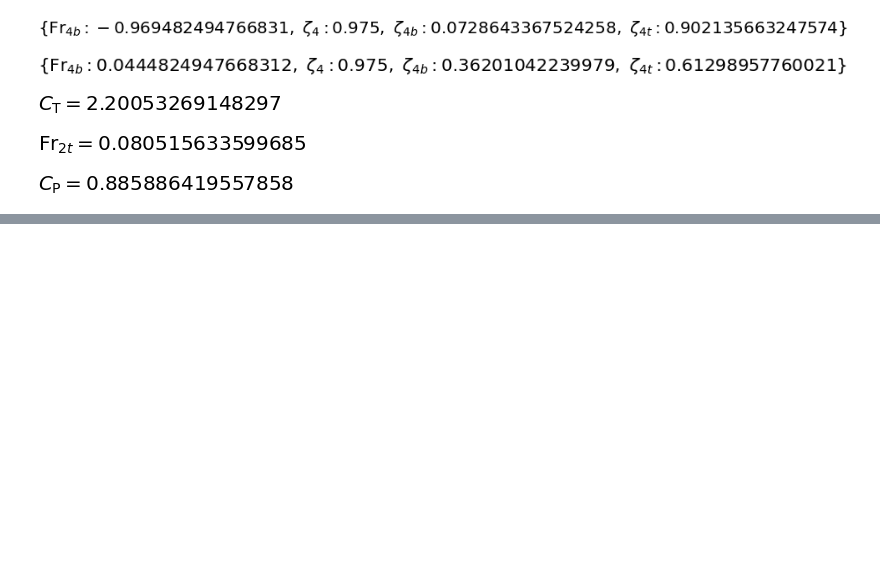
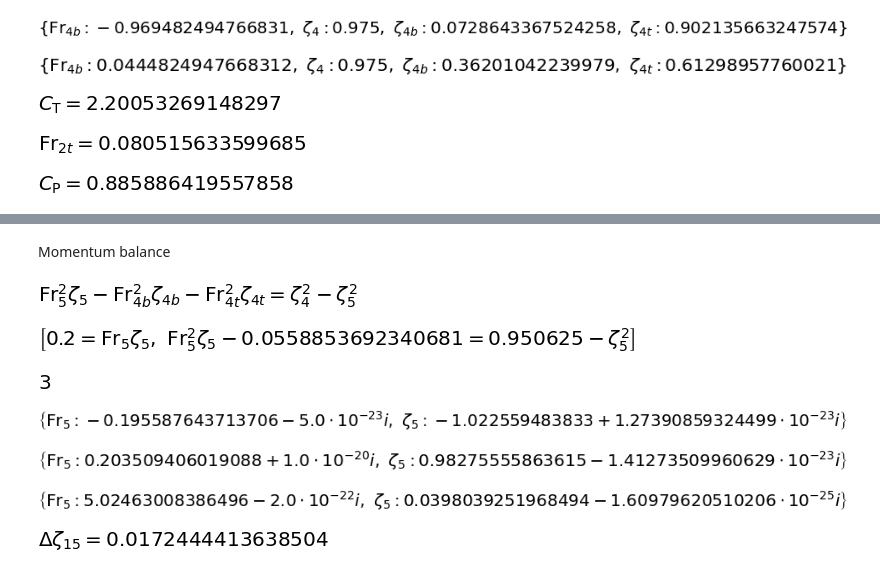
Before and after one commit to Pselae/MCTE_2020_2021, a Jupyter notebook: DiskActuator/Problem1.ipynb, the cells around one changed output, grey strips where cells are left out. Saved outputs shown, nothing was run; the diff lists cells and outputs as text; code cells hidden in the pictures; blank space fills up the shorter version.

```diff
--- a/DiskActuator/Problem1.ipynb
+++ b/DiskActuator/Problem1.ipynb
@@ -76,0 +86,35 @@ EqCP.subs( [EqFr2t] ).subs( [EqCT] ).subs( data ).subs( sol[1] )
+# %% [markdown]
+Momentum balance
+# %%
+eqB2 = Eq( Fr5**2 * ζ5 - Fr4b**2 * ζ4b - Fr4t**2 * ζ4t, -(ζ5**2 - ζ4**2) )
+eqB2
+# %% [output]
+[figure, added]
+# %%
+sys2 = [ eqB1.subs(data).subs( (sol[1]) ), eqB2.subs(data).subs( (sol[1]) ) ]
+sys2
+# %% [output]
+[figure, added]
+# %%
+sol2 = solve( sys2, [ ζ5, Fr5 ], dict=True )
+len( sol2 )
+# %% [output]
+[figure, added]
+# %%
+sol2[0]
+# %% [output]
+[figure, added]
+# %%
+sol2[1]
+# %% [output]
+[figure, added]
+# %%
+sol2[2]
+# %% [output]
+[figure, added]
+# %%
+Δζ15 = symbols( r"\Delta\zeta_{15}" )
+eqC1 = Eq( Δζ15, 1 - re( sol2[1][ζ5] ) )
+eqC1
+# %% [output]
+[figure, added]
```
Also changed, not shown: parts of 7 cells of this notebook.
